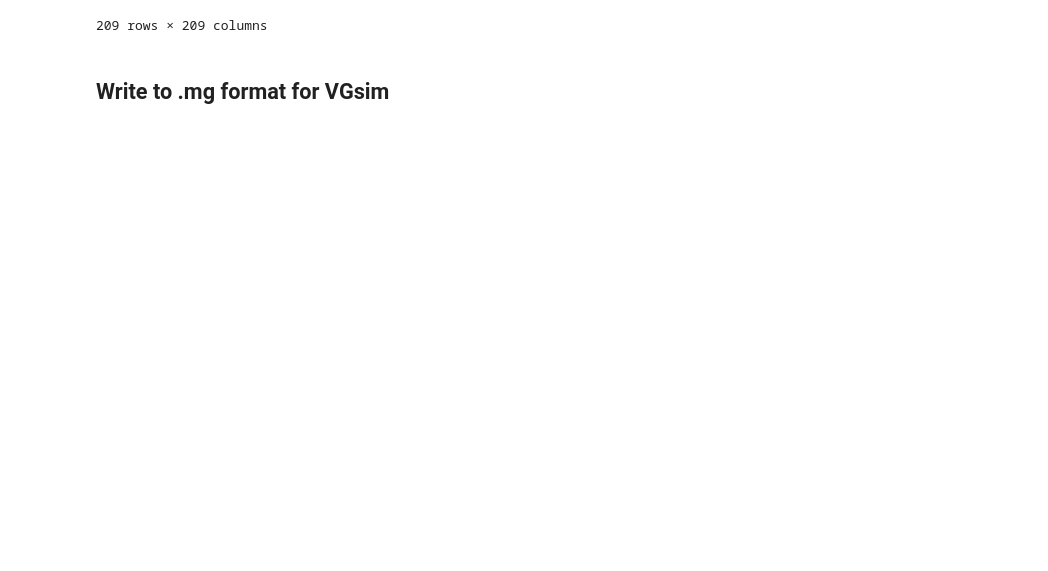
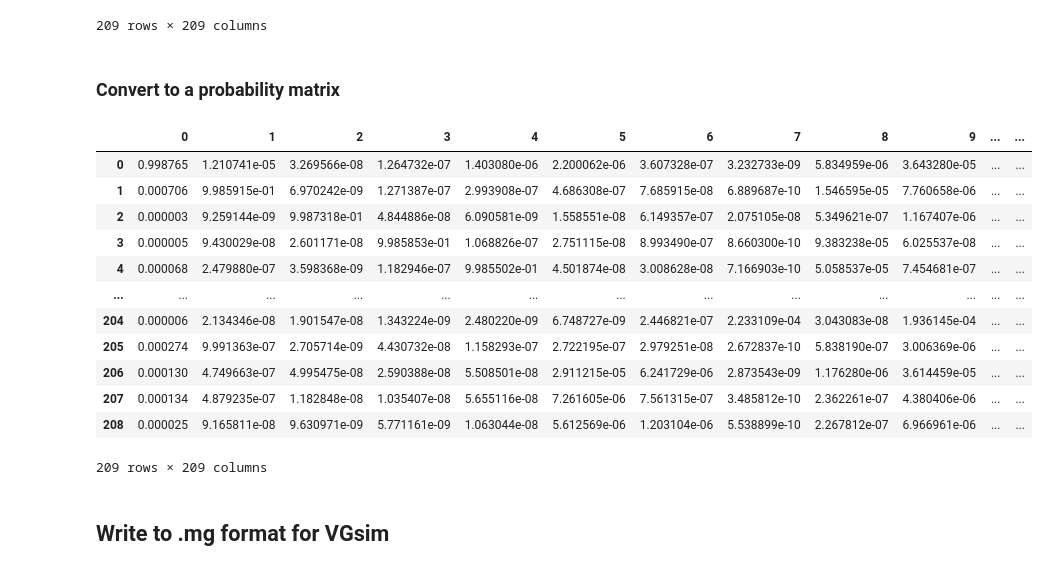
Before and after one commit to joel-winterton/SuperSimPy, a Jupyter notebook: migration_matrix.ipynb, the cells around one changed output. Saved outputs shown, nothing was run; the diff lists cells and outputs as text; code cells hidden in the pictures; blank space fills up the shorter version.

Commit message:
Replace transition wit prob matrix.

```diff
--- a/migration_matrix.ipynb
+++ b/migration_matrix.ipynb
@@ -100,5 +100,24 @@ transition_matrix
 | ZM | 0.000134 | 4.875614e-07 | 1.179937e-08 | 1.027607e-08 | 5.648201e-08 | 7.262904e-06 | 7.551893e-07 | 3.461295e-10 | 2.347800e-07 | 4.374375e-06 | ... | ... |
 | ZW | 0.000025 | 9.132177e-08 | 9.598467e-09 | 5.716581e-09 | 1.057926e-08 | 5.608304e-06 | 1.201946e-06 | 5.508936e-10 | 2.257603e-07 | 6.962178e-06 | ... | ... |
 209 rows × 209 columns
+# %% [markdown]
+### Convert to a probability matrix
+# %%
+probability_matrix = pd.DataFrame(linalg.expm(transition_matrix))
+probability_matrix
+# %% [output]
+|  | 0 | 1 | 2 | 3 | 4 | 5 | 6 | 7 | 8 | 9 | ... | ... |
+| 0 | 0.998765 | 1.210741e-05 | 3.269566e-08 | 1.264732e-07 | 1.403080e-06 | 2.200062e-06 | 3.607328e-07 | 3.232733e-09 | 5.834959e-06 | 3.643280e-05 | ... | ... |
+| 1 | 0.000706 | 9.985915e-01 | 6.970242e-09 | 1.271387e-07 | 2.993908e-07 | 4.686308e-07 | 7.685915e-08 | 6.889687e-10 | 1.546595e-05 | 7.760658e-06 | ... | ... |
+| 2 | 0.000003 | 9.259144e-09 | 9.987318e-01 | 4.844886e-08 | 6.090581e-09 | 1.558551e-08 | 6.149357e-07 | 2.075105e-08 | 5.349621e-07 | 1.167407e-06 | ... | ... |
+| 3 | 0.000005 | 9.430029e-08 | 2.601171e-08 | 9.985853e-01 | 1.068826e-07 | 2.751115e-08 | 8.993490e-07 | 8.660300e-10 | 9.383238e-05 | 6.025537e-08 | ... | ... |
+| 4 | 0.000068 | 2.479880e-07 | 3.598368e-09 | 1.182946e-07 | 9.985502e-01 | 4.501874e-08 | 3.008628e-08 | 7.166903e-10 | 5.058537e-05 | 7.454681e-07 | ... | ... |
+| ... | ... | ... | ... | ... | ... | ... | ... | ... | ... | ... | ... | ... |
+| 204 | 0.000006 | 2.134346e-08 | 1.901547e-08 | 1.343224e-09 | 2.480220e-09 | 6.748727e-09 | 2.446821e-07 | 2.233109e-04 | 3.043083e-08 | 1.936145e-04 | ... | ... |
+| 205 | 0.000274 | 9.991363e-07 | 2.705714e-09 | 4.430732e-08 | 1.158293e-07 | 2.722195e-07 | 2.979251e-08 | 2.672837e-10 | 5.838190e-07 | 3.006369e-06 | ... | ... |
+| 206 | 0.000130 | 4.749663e-07 | 4.995475e-08 | 2.590388e-08 | 5.508501e-08 | 2.911215e-05 | 6.241729e-06 | 2.873543e-09 | 1.176280e-06 | 3.614459e-05 | ... | ... |
+| 207 | 0.000134 | 4.879235e-07 | 1.182848e-08 | 1.035407e-08 | 5.655116e-08 | 7.261605e-06 | 7.561315e-07 | 3.485812e-10 | 2.362261e-07 | 4.380406e-06 | ... | ... |
+| 208 | 0.000025 | 9.165811e-08 | 9.630971e-09 | 5.771161e-09 | 1.063044e-08 | 5.612569e-06 | 1.203104e-06 | 5.538899e-10 | 2.267812e-07 | 6.966961e-06 | ... | ... |
+209 rows × 209 columns
 # %% [markdown]
 ## Write to .mg format for VGsim
```
Also changed, not shown: parts of 8 cells of this notebook.
